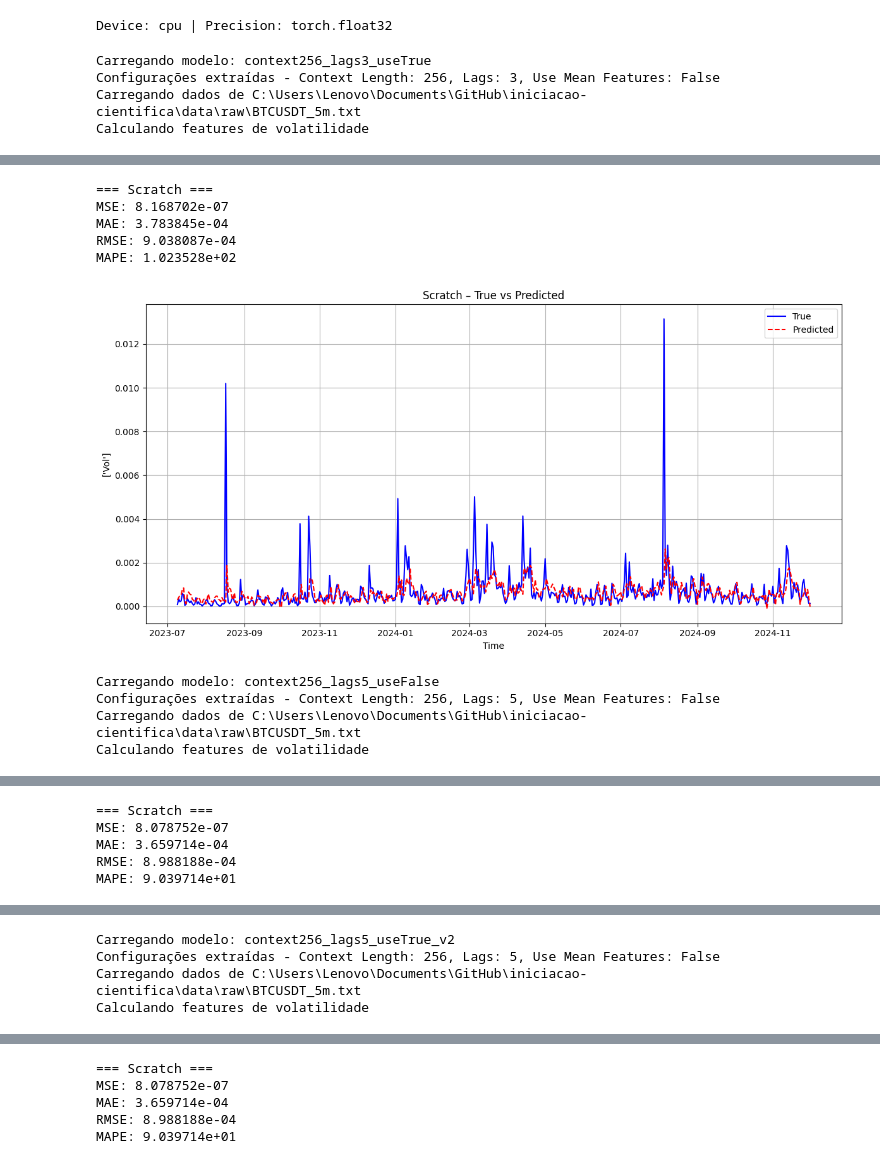
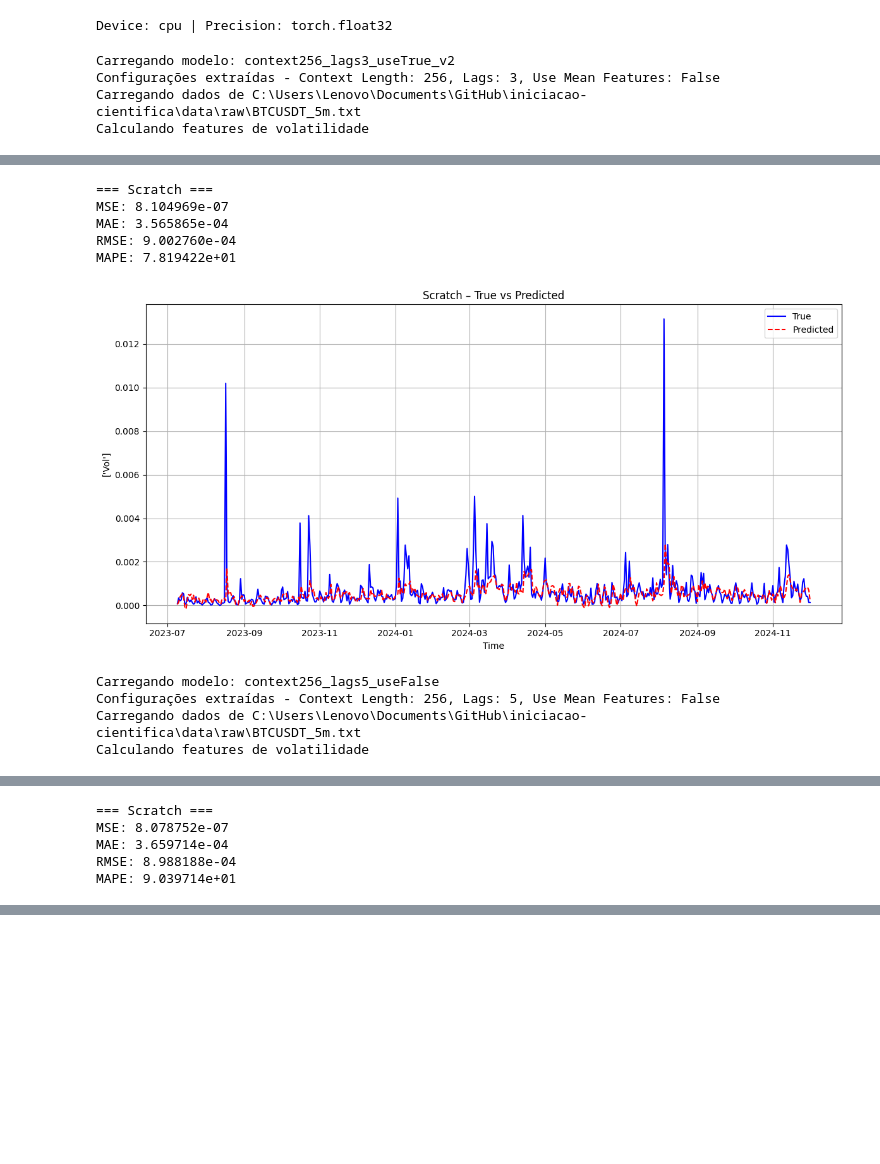
Before and after one commit to Pennini/iniciacao-cientifica, a Jupyter notebook: notebooks/11.Visualizar Modelos.ipynb, the cells around one changed output, grey strips where cells are left out. Cells and saved outputs as stored; diff of their text form; code cells hidden in the pictures; blank space fills up the shorter version.

```diff
--- a/notebooks/11.Visualizar Modelos.ipynb
+++ b/notebooks/11.Visualizar Modelos.ipynb
@@ -67,42 +67,42 @@ def get_model(model_name):
 ).to(device)
 
     model.eval()
 
     context_length, lags, use_mean_features = parse_model_name(model_name)
     print(f"Configurações extraídas - Context Length: {context_length}, Lags: {lags}, Use Mean Features: {use_mean_features}")
 
     repo = RepositorioDados()
     tsp, _, _, test_ds, _, _, _ = repo.executar(timestamp_col=TIMESTAMP_COLUMN, train_frac=TRAIN_FRAC, valid_frac=VALID_FRAC, context_length=context_length, target_col=TARGET_COLUMN, id_columns=ID_COLUMNS, forecast_horizon=FORECAST_HORIZON, use_mean_features=use_mean_features, lags=lags)
 
     test_df = test_ds.datasets[0].data_df
 
-    forecast, results = evaluate_and_visualize(
+    forecast, results, labels, preds = evaluate_and_visualize(
         model=model,
         test_dataset=test_ds,
         tsp=tsp,
         test_df=test_df,
         timestamp_col=TIMESTAMP_COLUMN,
         target_column=TARGET_COLUMN,
         context_length=context_length,
         model_name="Scratch"
         )
 
-    return forecast, results
+    return forecast, results, labels, preds
 
 results = []
-results += list(map(get_model, modelos))[0][1]
+results += list(map(get_model, modelos))
 # %% [output]
-Carregando modelo: context256_lags3_useTrue
+Carregando modelo: context256_lags3_useTrue_v2
 Configurações extraídas - Context Length: 256, Lags: 3, Use Mean Features: False
 Carregando dados de C:\Users\Lenovo\Documents\GitHub\iniciacao-cientifica\data\raw\BTCUSDT_5m.txt
 Calculando features de volatilidade
 [interactive output not drawn]
 === Scratch ===
-MSE: 8.168702e-07
-MAE: 3.783845e-04
-RMSE: 9.038087e-04
-MAPE: 1.023528e+02
+MSE: 8.104969e-07
+MAE: 3.565865e-04
+RMSE: 9.002760e-04
+MAPE: 7.819422e+01
-[figure, old version]
+[figure, new version]
 Carregando modelo: context256_lags5_useFalse
 Configurações extraídas - Context Length: 256, Lags: 5, Use Mean Features: False
 Carregando dados de C:\Users\Lenovo\Documents\GitHub\iniciacao-cientifica\data\raw\BTCUSDT_5m.txt
@@ -114,7 +114,3 @@ MAE: 3.659714e-04
 RMSE: 8.988188e-04
 MAPE: 9.039714e+01
 [figure]
-Carregando modelo: context256_lags5_useTrue_v2
-Configurações extraídas - Context Length: 256, Lags: 5, Use Mean Features: False
-Carregando dados de C:\Users\Lenovo\Documents\GitHub\iniciacao-cientifica\data\raw\BTCUSDT_5m.txt
-Calculando features de volatilidade
@@ -122,5 +116,0 @@ Calculando features de volatilidade
-=== Scratch ===
-MSE: 8.078752e-07
-MAE: 3.659714e-04
-RMSE: 8.988188e-04
-MAPE: 9.039714e+01
```
Also changed, not shown: parts of 12 cells of this notebook, 42 other files.
